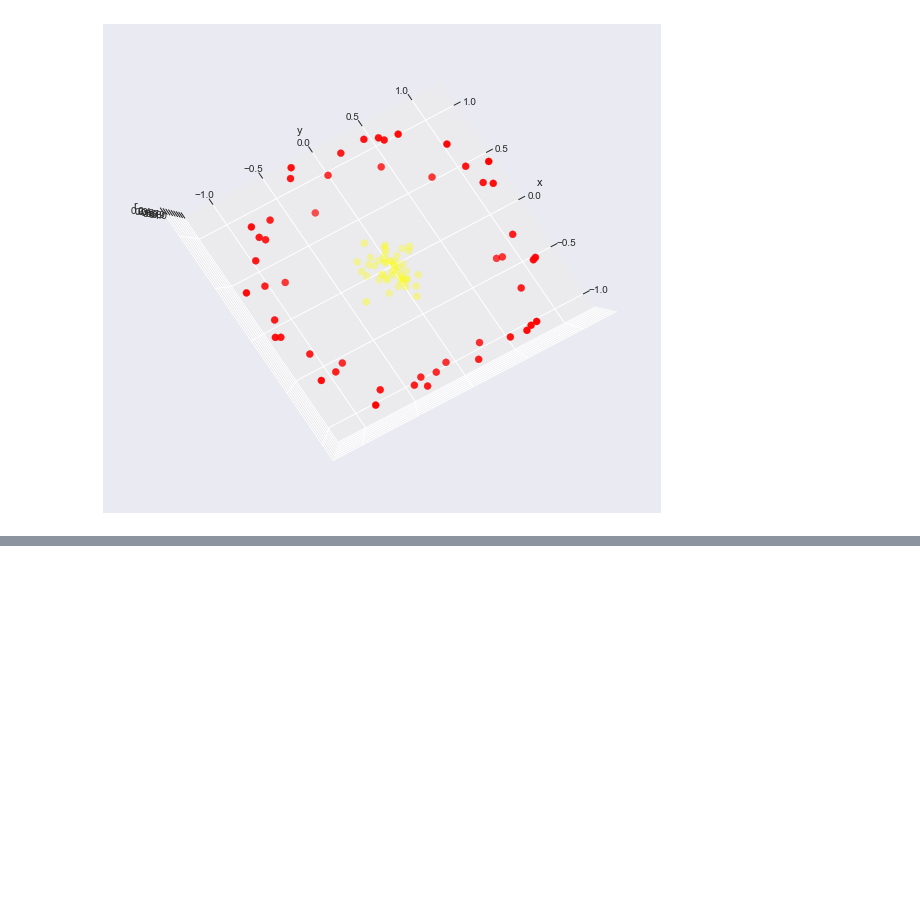
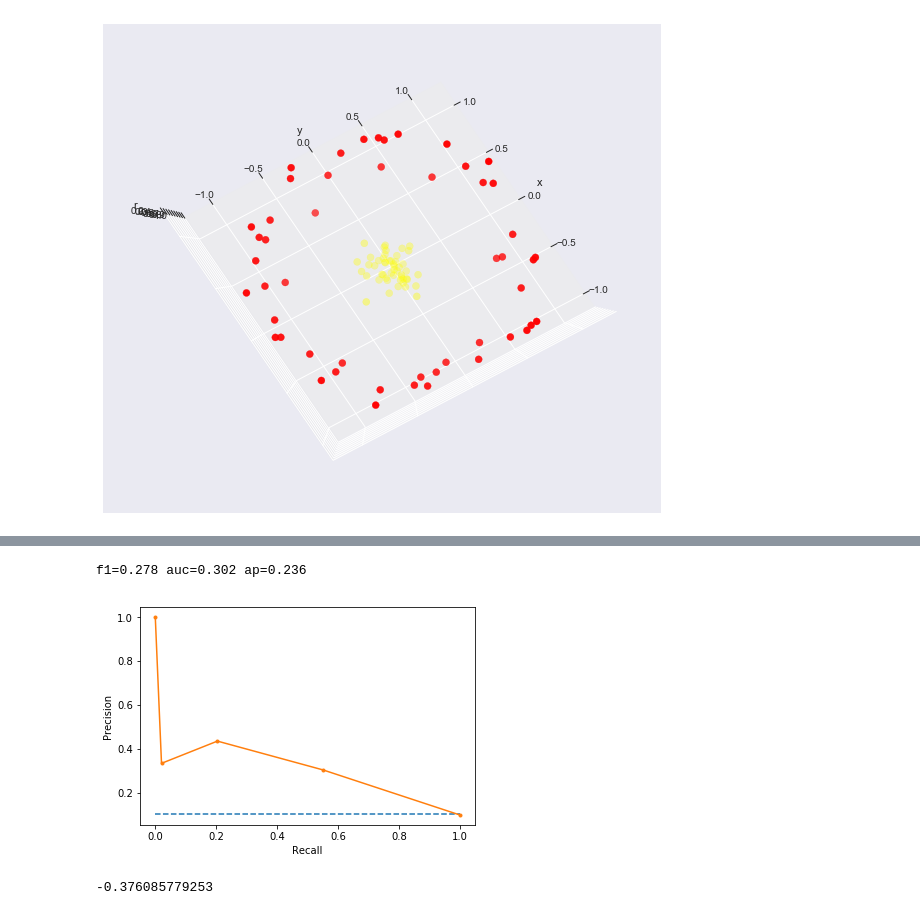
Before and after one commit to v2br/AI_study, a Jupyter notebook: unit3/svm_example.ipynb, the cells around one changed output, grey strips where cells are left out. Cells and saved outputs as stored; diff of their text form; code cells hidden in the pictures; blank space fills up the shorter version.

```diff
--- a/unit3/svm_example.ipynb
+++ b/unit3/svm_example.ipynb
@@ -142,0 +521,48 @@ interact(plot_3D, elev=[-90, 90], azip=(-180, 180),
+# %%
+# precision-recall curve and auc
+from sklearn.datasets import make_classification
+from sklearn.neighbors import KNeighborsClassifier
+from sklearn.model_selection import train_test_split
+from sklearn.metrics import precision_recall_curve
+from sklearn.metrics import f1_score
+from sklearn.metrics import auc
+from sklearn.metrics import average_precision_score
+from matplotlib import pyplot
+# generate 2 class dataset
+X, y = make_classification(n_samples=1000, n_classes=2, weights=[0.9,0.09], random_state=1)
+# split into train/test sets
+trainX, testX, trainy, testy = train_test_split(X, y, test_size=0.5, random_state=2)
+# fit a model
+model = KNeighborsClassifier(n_neighbors=3)
+model.fit(trainX, trainy)
+# predict probabilities
+probs = model.predict_proba(testX)
+# keep probabilities for the positive outcome only
+probs = probs[:, 1]
+# predict class values
+yhat = model.predict(testX)
+# calculate precision-recall curve
+precision, recall, thresholds = precision_recall_curve(testy, probs)
+# calculate F1 score
+f1 = f1_score(testy, yhat)
+# calculate precision-recall AUC
+auc = auc(recall, precision)
+# calculate average precision score
+ap = average_precision_score(testy, probs)
+print('f1=%.3f auc=%.3f ap=%.3f' % (f1, auc, ap))
+# plot no skill
+pyplot.plot([0, 1], [0.1, 0.1], linestyle='--')
+# plot the precision-recall curve for the model
+pyplot.plot(recall, precision, marker='.')
+plt.xlabel('Recall')
+plt.ylabel('Precision')
+# show the plot
+pyplot.show()
+# %% [output]
+f1=0.278 auc=0.302 ap=0.236
+[figure, added]
+# %%
+#z=[[0,1,2][3,4,5]]
+print(X[1,-1])
+# %% [output]
+-0.376085779253
```
Also changed, not shown: parts of 10 cells of this notebook, 2 other files.
